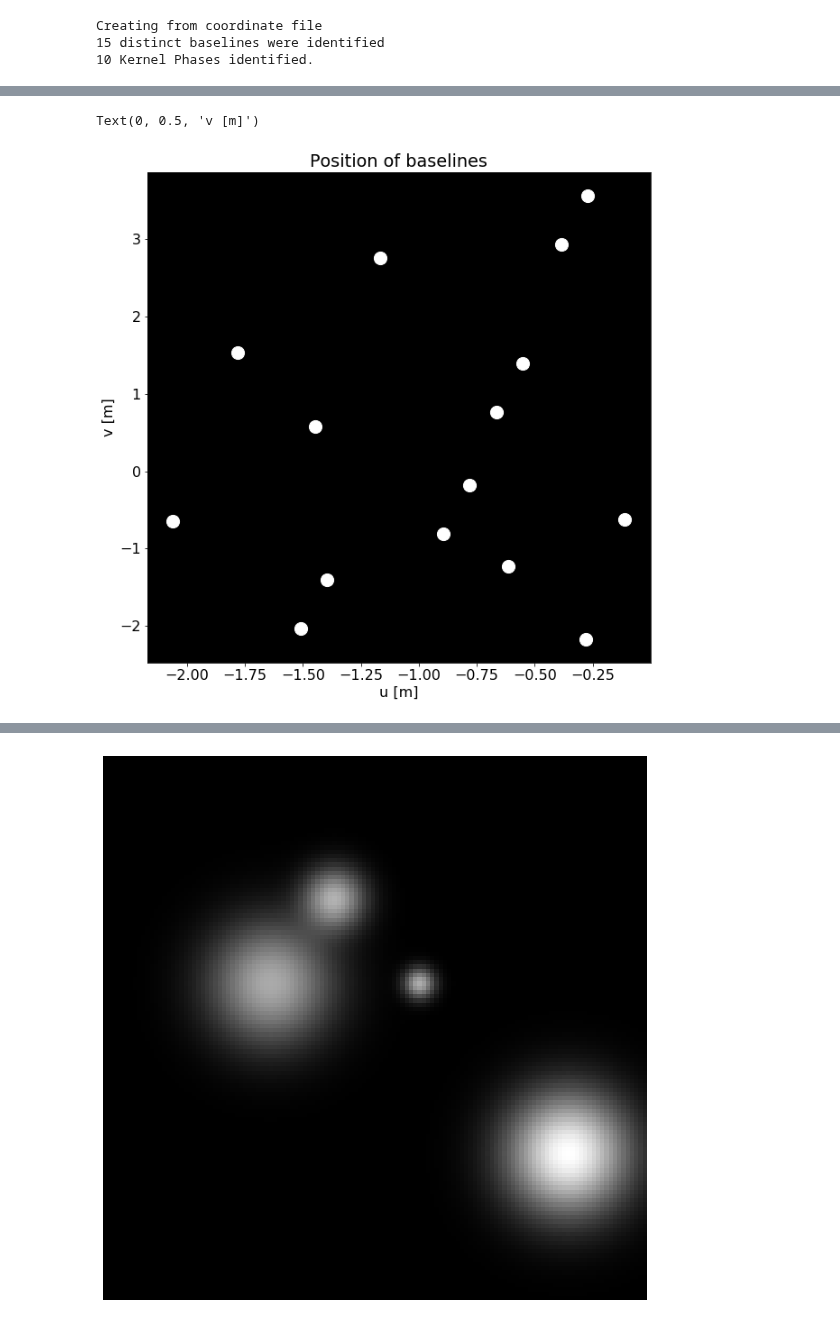
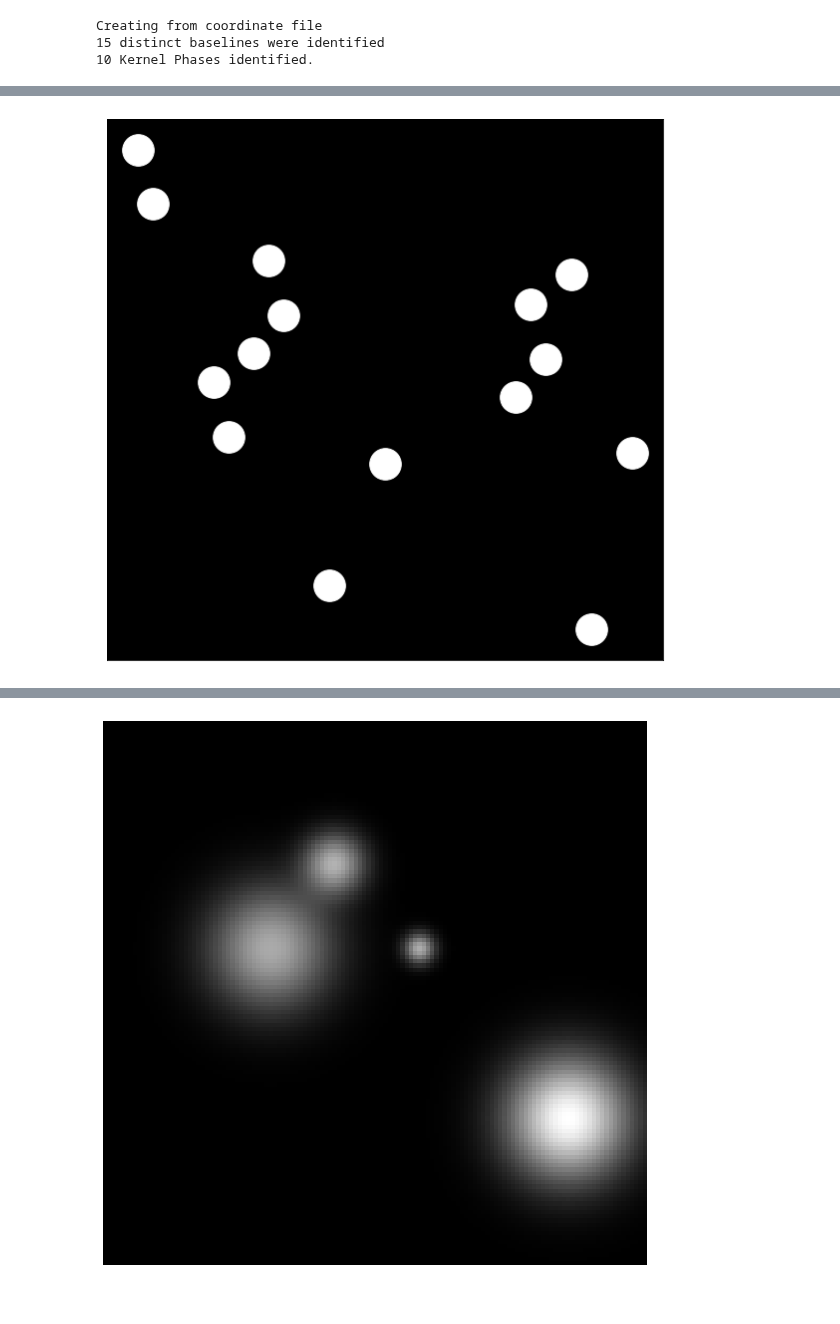
Before and after one commit to AlexandreAdam/ExoRIM, a Jupyter notebook: notebooks/pope_t.ipynb, the cells around one changed output, grey strips where cells are left out. Saved outputs shown, nothing was run; the diff lists cells and outputs as text; code cells hidden in the pictures.

```diff
--- a/notebooks/pope_t.ipynb
+++ b/notebooks/pope_t.ipynb
@@ -86,13 +86,15 @@ array([[-0.52937994,  0.03451423, -0.29409293,  0.39086277,  0.05184327,
 # %%
 fig, ax = plt.subplots()
-plt.scatter(bs.uv[:,0], bs.uv[:,1], color='white', s=200)
+plt.scatter(bs.uv[:,0], bs.uv[:,1], color='white', s=1000)
 ax.set_facecolor("k")
-plt.title(r"Position of baselines")
-plt.xlabel("u [m]")
-plt.ylabel("v [m]")
+plt.xticks([], [])
+plt.yticks([], [])
+plt.savefig("mask.png")
+# plt.title(r"Position of baselines")
+# plt.xlabel("u [m]")
+# plt.ylabel("v [m]")
 # %% [output]
-Text(0, 0.5, 'v [m]')
-[figure, old version]
+[figure, new version]
 # %%
 ## create p2vm matrix
 
```
Also changed, not shown: parts of 3 cells of this notebook, 11 other files.
